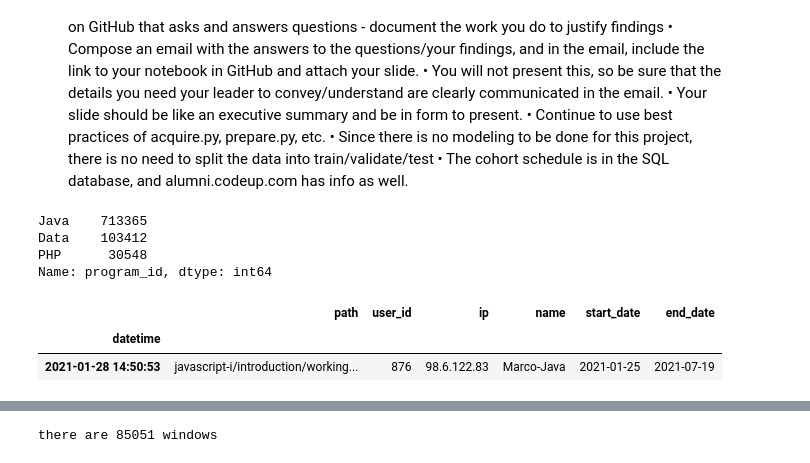
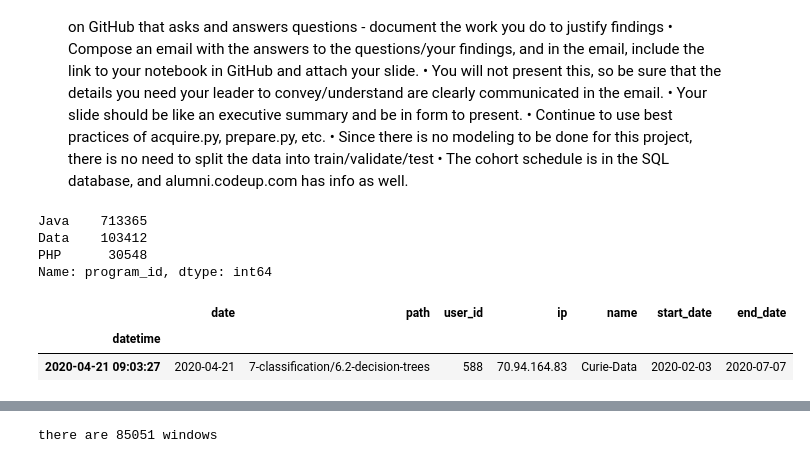
Before and after one commit to konstanzer/anomaly-detection-exercises, a Jupyter notebook: project/curriculum-logs.ipynb, the cells around one changed output, grey strips where cells are left out. Cells and saved outputs as stored; diff of their text form; code cells hidden in the pictures.

```diff
--- a/project/curriculum-logs.ipynb
+++ b/project/curriculum-logs.ipynb
@@ -66,24 +66,24 @@ df_orig = pd.read_sql('''SELECT * FROM logs
 # %%
 #prepare
 df = df_orig.copy()
 df['datetime'] =  pd.to_datetime(df.date +" "+ df.time)
 df = df.set_index(df.datetime)
 
 df=df[df.program_id!=4] #only five, who cares
 df.program_id = df.program_id.map({1:'PHP', 2:'Java', 3:'Data'}) #map number to program
 df.name = df.name + "-" + df.program_id #concatenate cohort and program
 print(df.program_id.value_counts())
 df = df.drop(columns=['id','cohort_id','deleted_at','slack','created_at',
-                      'updated_at','date','time','datetime','program_id'])
+                      'updated_at','time','datetime','program_id'])
 df.sample()
 # %% [output]
 Java    713365
 Data    103412
 PHP      30548
 Name: program_id, dtype: int64
-|  | path | user_id | ip | name | start_date | end_date |
-| datetime |  |  |  |  |  |  |
-| 2021-01-28 14:50:53 | javascript-i/introduction/working... | 876 | 98.6.122.83 | Marco-Java | 2021-01-25 | 2021-07-19 |
+|  | date | path | user_id | ip | name | start_date | end_date |
+| datetime |  |  |  |  |  |  |  |
+| 2020-04-21 09:03:27 | 2020-04-21 | 7-classification/6.2-decision-trees | 588 | 70.94.164.83 | Curie-Data | 2020-02-03 | 2020-07-07 |
 # %%
 paths = df.path.str.split("/") #split subdirectories
 home = []
```
Also changed, not shown: parts of 21 cells of this notebook, 6 other files.
